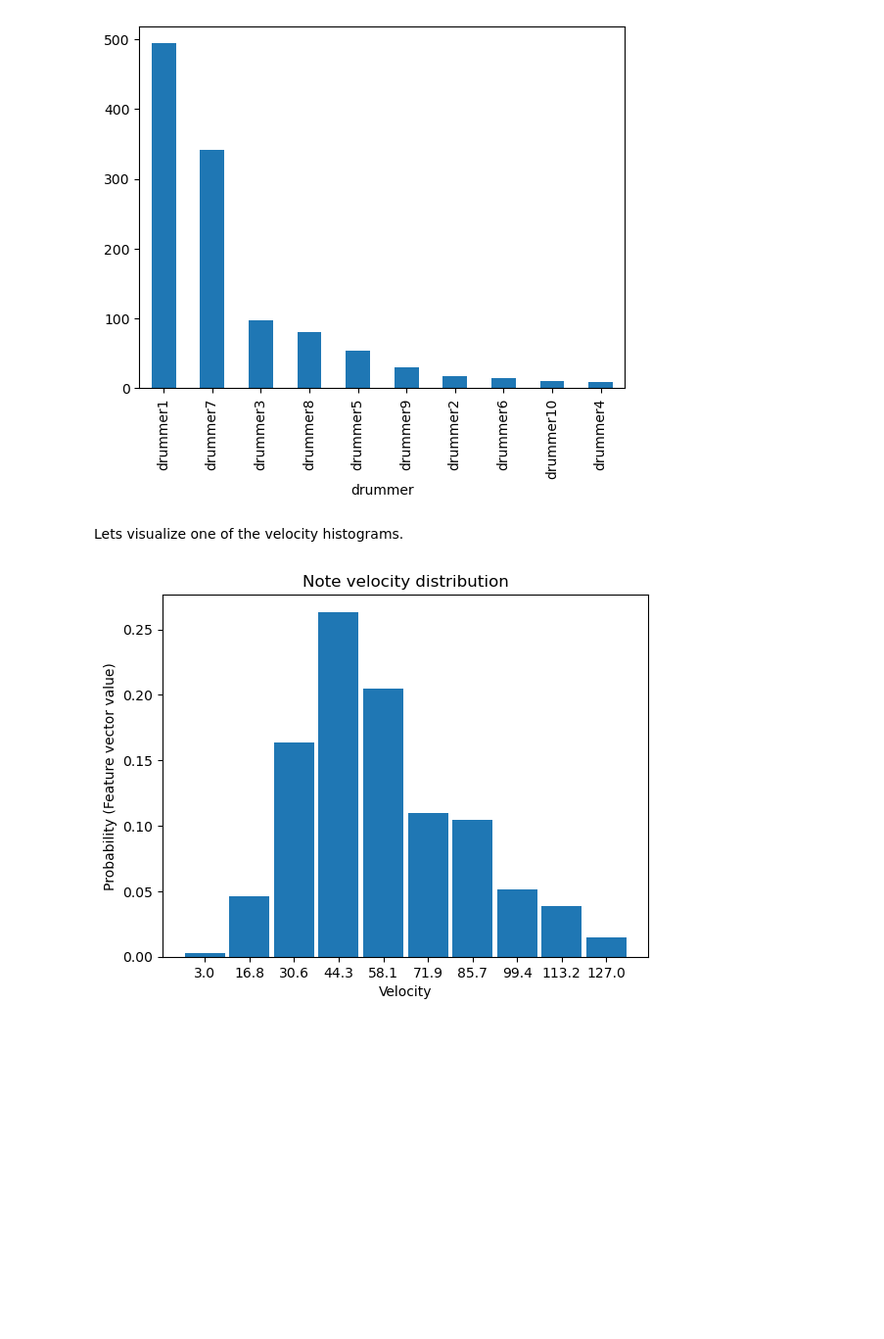
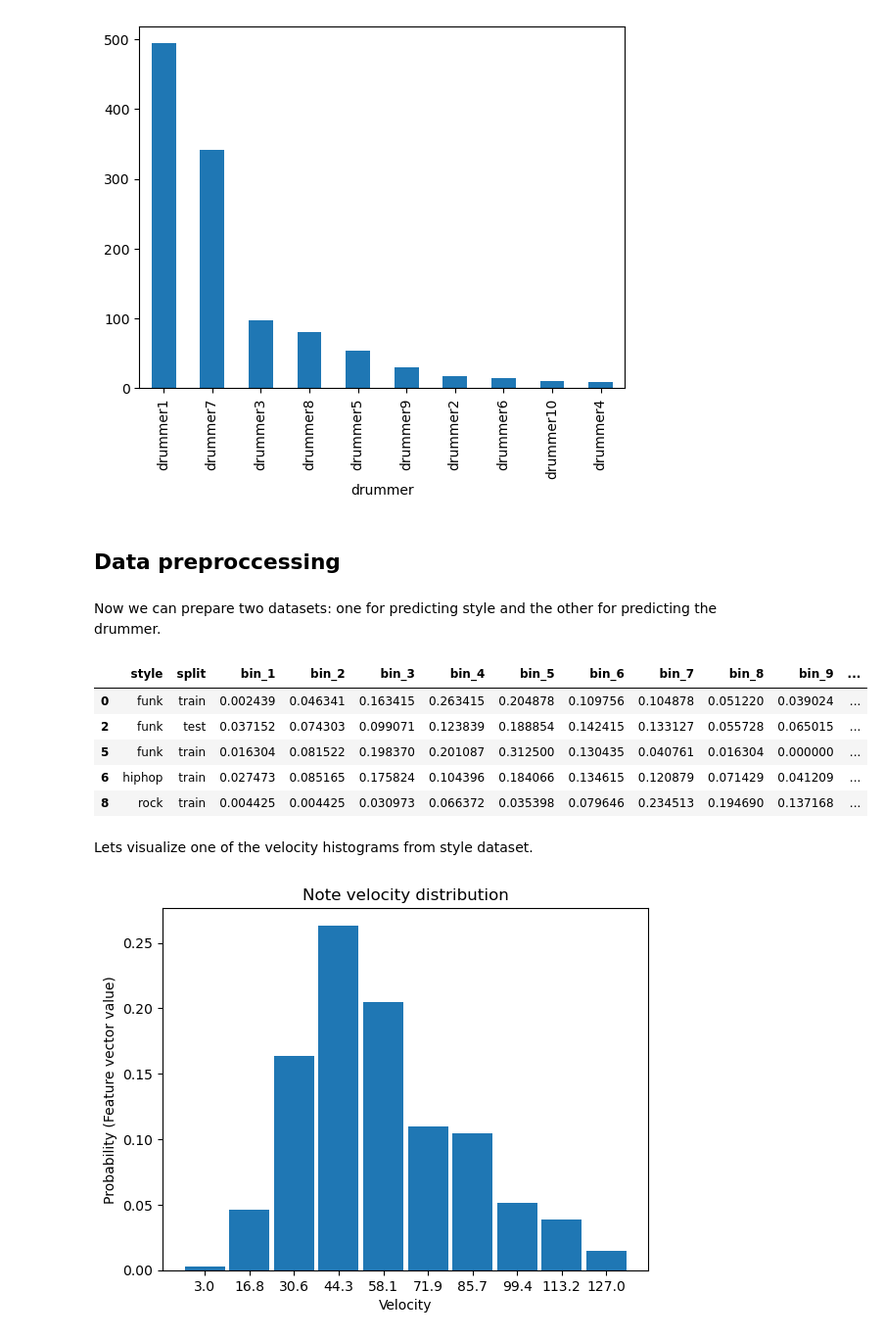
Before and after one commit to kermo-git/DrumMIDIStylePrediction, a Jupyter notebook: project.ipynb, the cells around one changed output. Shown at 98% size. Saved outputs shown, nothing was run; the diff lists cells and outputs as text; code cells hidden in the pictures; blank space fills up the shorter version.

```diff
--- a/project.ipynb
+++ b/project.ipynb
@@ -119,6 +117,8 @@ plt.show()
 [figure]
 # %%
 chosen_drummers = ["drummer1", "drummer7", "drummer8"]
+# %% [markdown]
+## Data preproccessing
 # %%
 import random
 
@@ -158,18 +158,28 @@ def preproccess(data: pd.DataFrame,
+# %% [markdown]
+Now we can prepare two datasets: one for predicting style and the other for predicting the drummer.
 # %%
 style_data, min_velocity, max_velocity = preproccess(
     data=df,
     target_feature="style",
     chosen_classes=chosen_styles,
     n_bins=10
 )
 drummer_data, _, _ = preproccess(
     data=df,
     target_feature="drummer",
     chosen_classes=chosen_drummers,
     n_bins=10
 )
+style_data.head()
+# %% [output]
+|  | style | split | bin_1 | bin_2 | bin_3 | bin_4 | bin_5 | bin_6 | bin_7 | bin_8 | bin_9 | ... |
+| 0 | funk | train | 0.002439 | 0.046341 | 0.163415 | 0.263415 | 0.204878 | 0.109756 | 0.104878 | 0.051220 | 0.039024 | ... |
+| 2 | funk | test | 0.037152 | 0.074303 | 0.099071 | 0.123839 | 0.188854 | 0.142415 | 0.133127 | 0.055728 | 0.065015 | ... |
+| 5 | funk | train | 0.016304 | 0.081522 | 0.198370 | 0.201087 | 0.312500 | 0.130435 | 0.040761 | 0.016304 | 0.000000 | ... |
+| 6 | hiphop | train | 0.027473 | 0.085165 | 0.175824 | 0.104396 | 0.184066 | 0.134615 | 0.120879 | 0.071429 | 0.041209 | ... |
+| 8 | rock | train | 0.004425 | 0.004425 | 0.030973 | 0.066372 | 0.035398 | 0.079646 | 0.234513 | 0.194690 | 0.137168 | ... |
 # %% [markdown]
-Lets visualize one of the velocity histograms.
+Lets visualize one of the velocity histograms from style dataset.
 # %%
 import numpy as np
 import matplotlib.pyplot as plt
```
Also changed, not shown: parts of 8 cells of this notebook.
